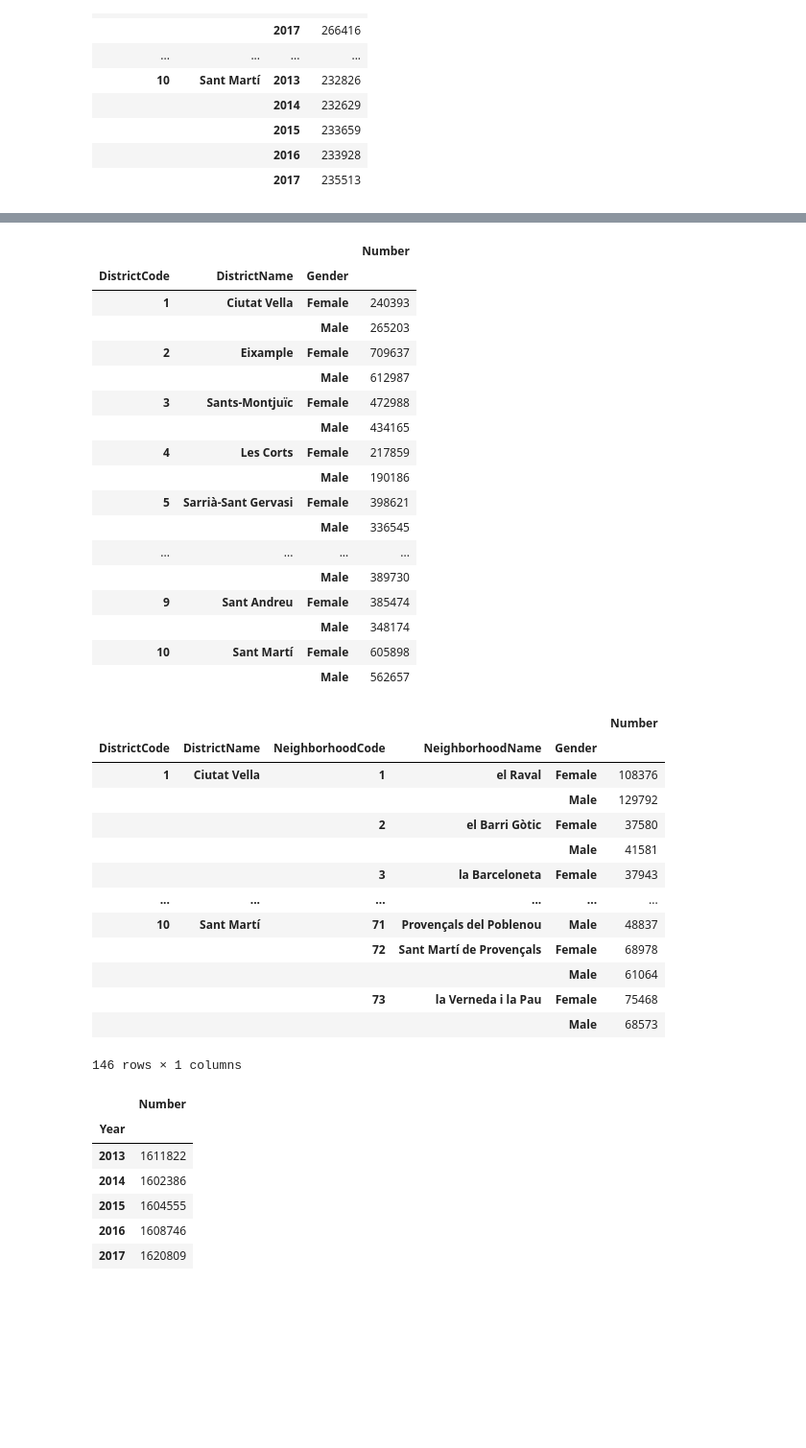
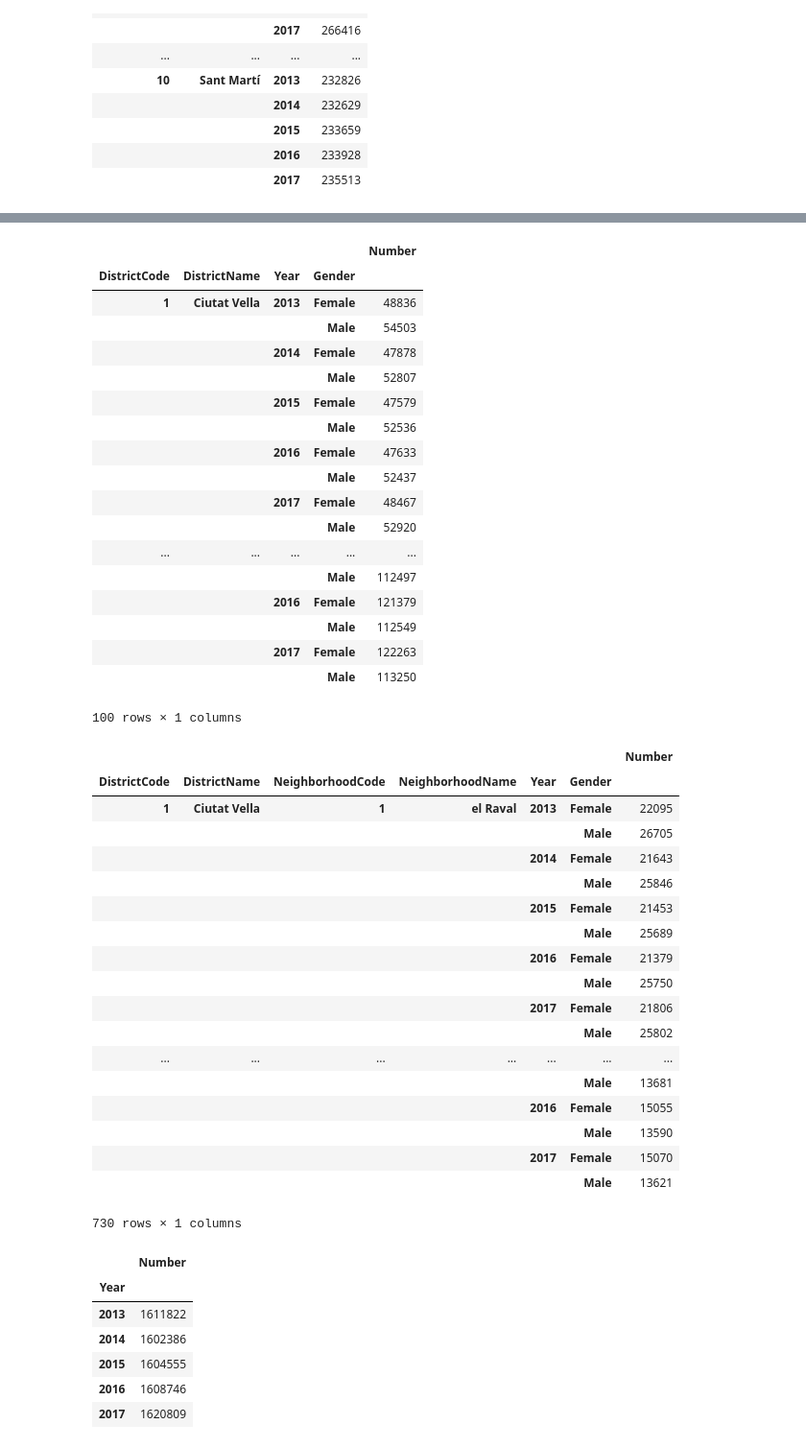
Before and after one commit to AlfaisalGassim/Barcelona_EDA, a Jupyter notebook: exploration.ipynb, the cells around one changed output, grey strips where cells are left out. Shown at 96% size. Saved outputs shown, nothing was run; the diff lists cells and outputs as text; code cells hidden in the pictures; blank space fills up the shorter version.

```diff
--- a/exploration.ipynb
+++ b/exploration.ipynb
@@ -249,43 +261,49 @@ Name: DistrictName, Length: 70080, dtype: object
 |  |  | 2017 | 16667 |
 365 rows × 1 columns
 # %%
-(popul_data.groupby(["DistrictCode","DistrictName","Gender"])["Number"].sum()).to_frame()
+(popul_data.groupby(["DistrictCode","DistrictName","Year","Gender"])["Number"].sum()).to_frame()
 # %% [output]
-|  |  |  | Number |
-| DistrictCode | DistrictName | Gender |  |
-| 1 | Ciutat Vella | Female | 240393 |
-|  |  | Male | 265203 |
-| 2 | Eixample | Female | 709637 |
-|  |  | Male | 612987 |
-| 3 | Sants-Montjuïc | Female | 472988 |
-|  |  | Male | 434165 |
-| 4 | Les Corts | Female | 217859 |
-|  |  | Male | 190186 |
-| 5 | Sarrià-Sant Gervasi | Female | 398621 |
-|  |  | Male | 336545 |
-| ... | ... | ... | ... |
-|  |  | Male | 389730 |
-| 9 | Sant Andreu | Female | 385474 |
-|  |  | Male | 348174 |
-| 10 | Sant Martí | Female | 605898 |
-|  |  | Male | 562657 |
+|  |  |  |  | Number |
+| DistrictCode | DistrictName | Year | Gender |  |
+| 1 | Ciutat Vella | 2013 | Female | 48836 |
+|  |  |  | Male | 54503 |
+|  |  | 2014 | Female | 47878 |
+|  |  |  | Male | 52807 |
+|  |  | 2015 | Female | 47579 |
+|  |  |  | Male | 52536 |
+|  |  | 2016 | Female | 47633 |
+|  |  |  | Male | 52437 |
+|  |  | 2017 | Female | 48467 |
+|  |  |  | Male | 52920 |
+| ... | ... | ... | ... | ... |
+|  |  |  | Male | 112497 |
+|  |  | 2016 | Female | 121379 |
+|  |  |  | Male | 112549 |
+|  |  | 2017 | Female | 122263 |
+|  |  |  | Male | 113250 |
+100 rows × 1 columns
 # %%
-(popul_data.groupby(["DistrictCode","DistrictName","NeighborhoodCode","NeighborhoodName","Gender"])["Number"].sum()).to_frame()
+(popul_data.groupby(["DistrictCode","DistrictName","NeighborhoodCode","NeighborhoodName","Year","Gender"])["Number"].sum()).to_frame()
 # %% [output]
-|  |  |  |  |  | Number |
-| DistrictCode | DistrictName | NeighborhoodCode | NeighborhoodName | Gender |  |
-| 1 | Ciutat Vella | 1 | el Raval | Female | 108376 |
-|  |  |  |  | Male | 129792 |
-|  |  | 2 | el Barri Gòtic | Female | 37580 |
-|  |  |  |  | Male | 41581 |
-|  |  | 3 | la Barceloneta | Female | 37943 |
-| ... | ... | ... | ... | ... | ... |
-| 10 | Sant Martí | 71 | Provençals del Poblenou | Male | 48837 |
-|  |  | 72 | Sant Martí de Provençals | Female | 68978 |
-|  |  |  |  | Male | 61064 |
-|  |  | 73 | la Verneda i la Pau | Female | 75468 |
-|  |  |  |  | Male | 68573 |
+|  |  |  |  |  |  | Number |
+| DistrictCode | DistrictName | NeighborhoodCode | NeighborhoodName | Year | Gender |  |
+| 1 | Ciutat Vella | 1 | el Raval | 2013 | Female | 22095 |
+|  |  |  |  |  | Male | 26705 |
+|  |  |  |  | 2014 | Female | 21643 |
+|  |  |  |  |  | Male | 25846 |
+|  |  |  |  | 2015 | Female | 21453 |
+|  |  |  |  |  | Male | 25689 |
+|  |  |  |  | 2016 | Female | 21379 |
+|  |  |  |  |  | Male | 25750 |
+|  |  |  |  | 2017 | Female | 21806 |
+|  |  |  |  |  | Male | 25802 |
+| ... | ... | ... | ... | ... | ... | ... |
+|  |  |  |  |  | Male | 13681 |
+|  |  |  |  | 2016 | Female | 15055 |
+|  |  |  |  |  | Male | 13590 |
+|  |  |  |  | 2017 | Female | 15070 |
+|  |  |  |  |  | Male | 13621 |
-146 rows × 1 columns
+730 rows × 1 columns
 # %%
 (popul_data.groupby("Year")["Number"].sum()).to_frame()
 # %% [output]
```
Also changed, not shown: parts of 9 cells of this notebook.
